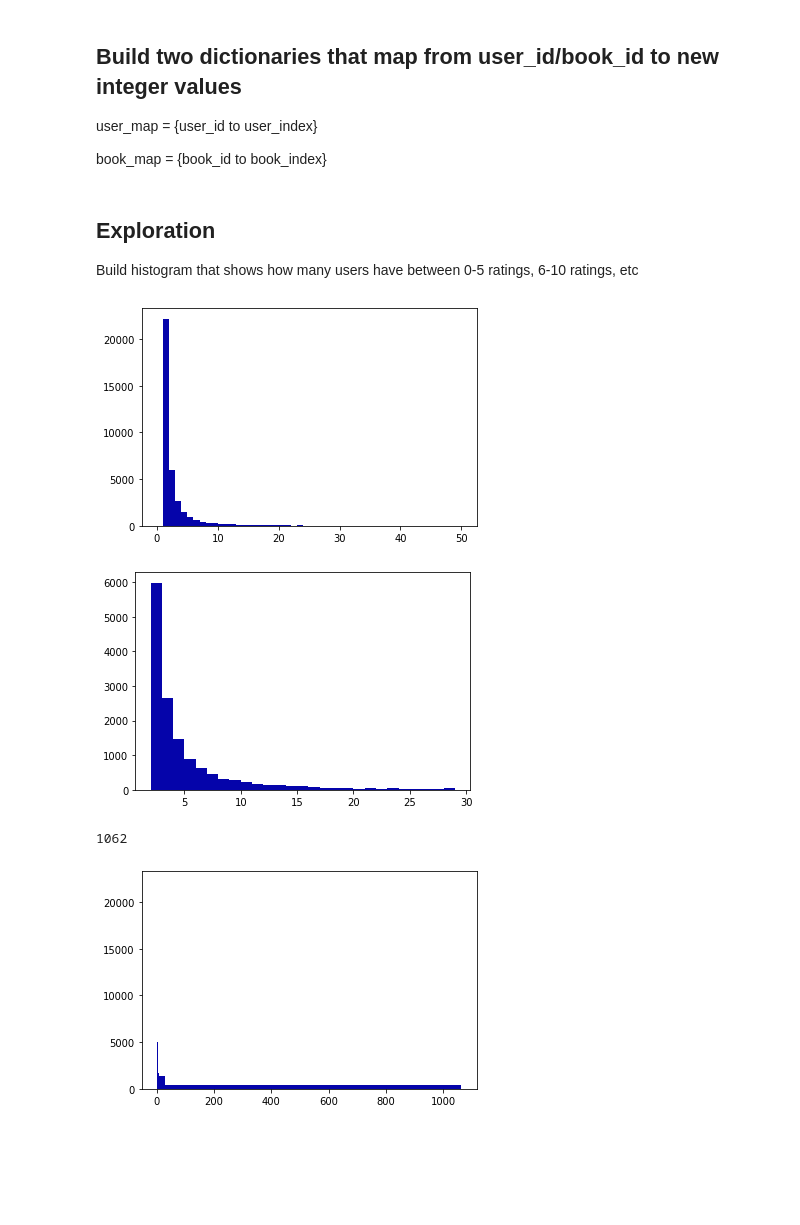
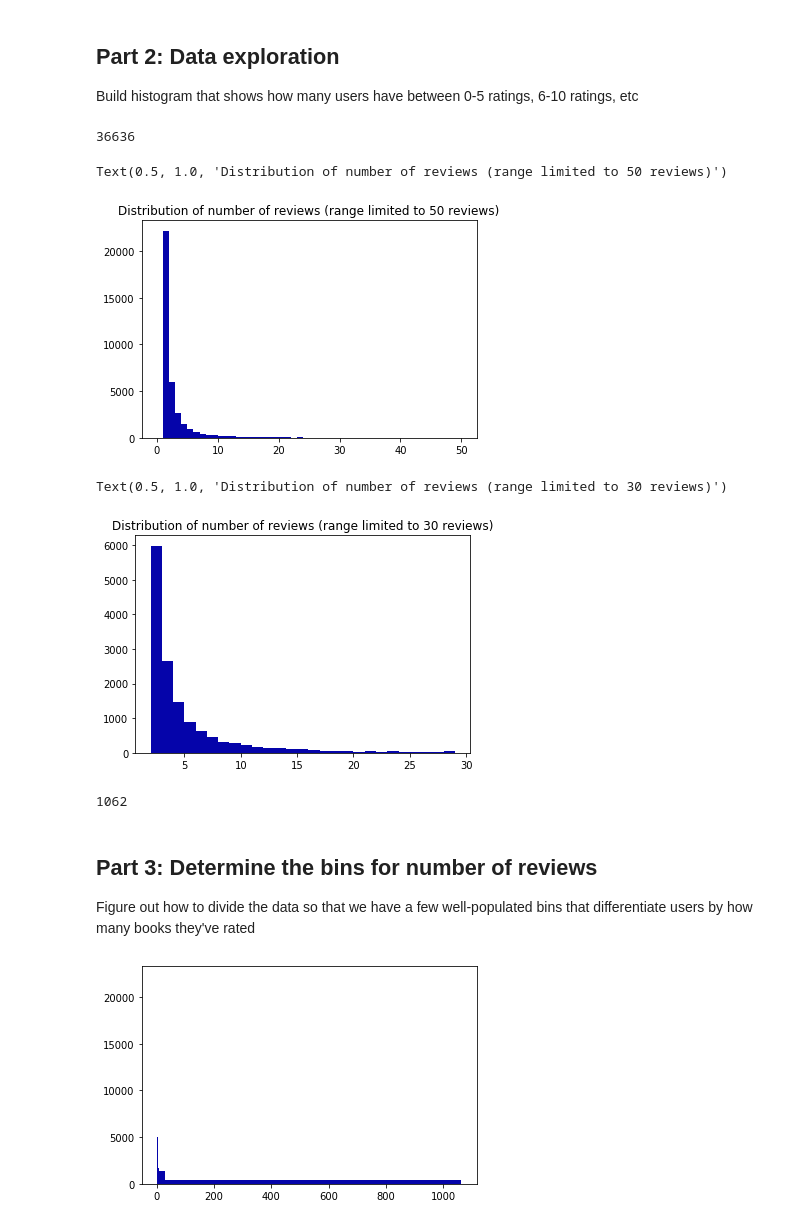
Before and after one commit to awang288/CourseProject, a Jupyter notebook: Collaborative Filtering Rec System.ipynb, the cells around one changed output. Saved outputs shown, nothing was run; the diff lists cells and outputs as text; code cells hidden in the pictures; blank space fills up the shorter version.

```diff
--- a/Collaborative Filtering Rec System.ipynb
+++ b/Collaborative Filtering Rec System.ipynb
@@ -31,11 +33,5 @@ data[0]['date']
-# %% [markdown]
-## Build two dictionaries that map from user_id/book_id to new integer values
-
-user_map = {user_id to user_index}
-
-book_map = {book_id to book_index}
 # %% [markdown]
-## Exploration
+## Part 2: Data exploration
 
 Build histogram that shows how many users have between 0-5 ratings, 6-10 ratings, etc
 # %%
@@ -48,6 +44,10 @@ for rating in data:
         user_to_num_ratings[rating['user_id']]=1
     else:
         user_to_num_ratings[rating['user_id']]+=1
+# %%
+len(user_to_num_ratings)
+# %% [output]
+36636
 # %%
 counts=[]
 for user in user_to_num_ratings:
@@ -55,16 +55,24 @@ for user in user_to_num_ratings:
 counts=np.array(counts)
 # %%
 n, bins, patches = plt.hist(x=counts, bins=50, range=(0,50), color='#0504aa')
+plt.title('Distribution of number of reviews (range limited to 50 reviews)')
 # %% [output]
+Text(0.5, 1.0, 'Distribution of number of reviews (range limited to 50 reviews)')
-[figure, old version]
+[figure, new version]
 # %%
 n, bins, patches = plt.hist(x=counts, bins=[i for i in range(2,30)], range=(2,30), color='#0504aa')
+plt.title('Distribution of number of reviews (range limited to 30 reviews)')
 # %% [output]
+Text(0.5, 1.0, 'Distribution of number of reviews (range limited to 30 reviews)')
-[figure, old version]
+[figure, new version]
 # %%
 max(counts)
 # %% [output]
 1062
+# %% [markdown]
+## Part 3: Determine the bins for number of reviews
+
+Figure out how to divide the data so that we have a few well-populated bins that differentiate users by how many books they've rated
 # %%
 n, bins, patches = plt.hist(x=counts, bins=[1,2,3,6,10,30,1062], color='#0504aa')
 # %% [output]
```
Also changed, not shown: parts of 27 cells of this notebook.
